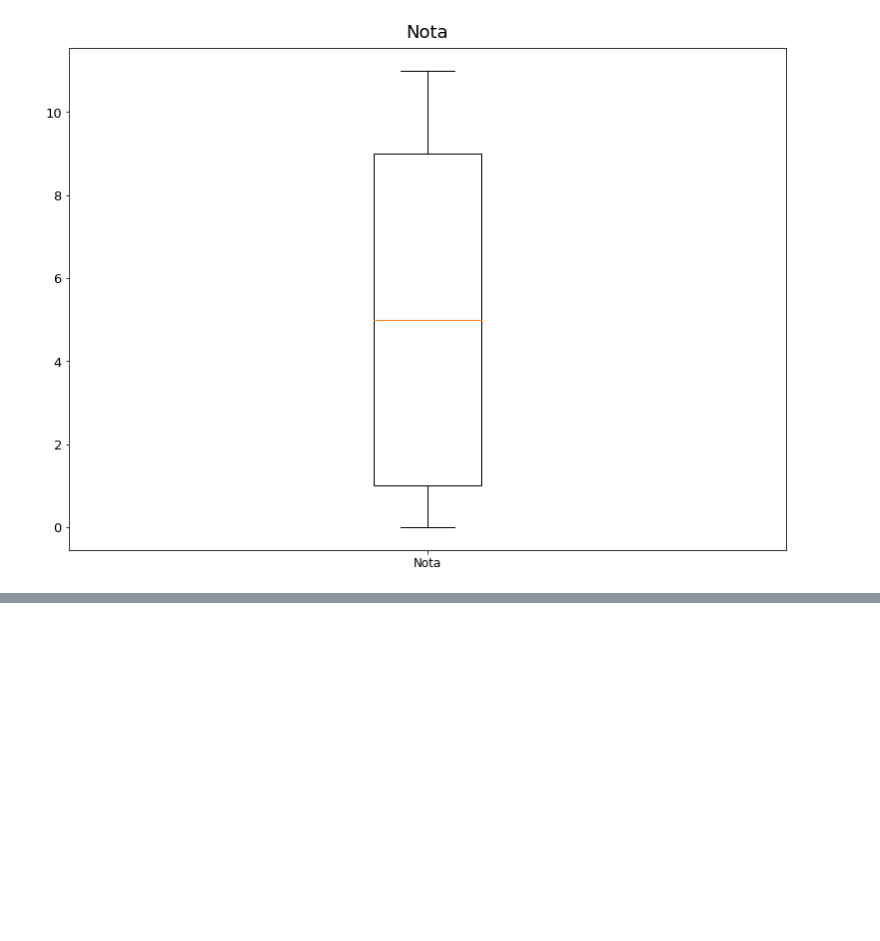
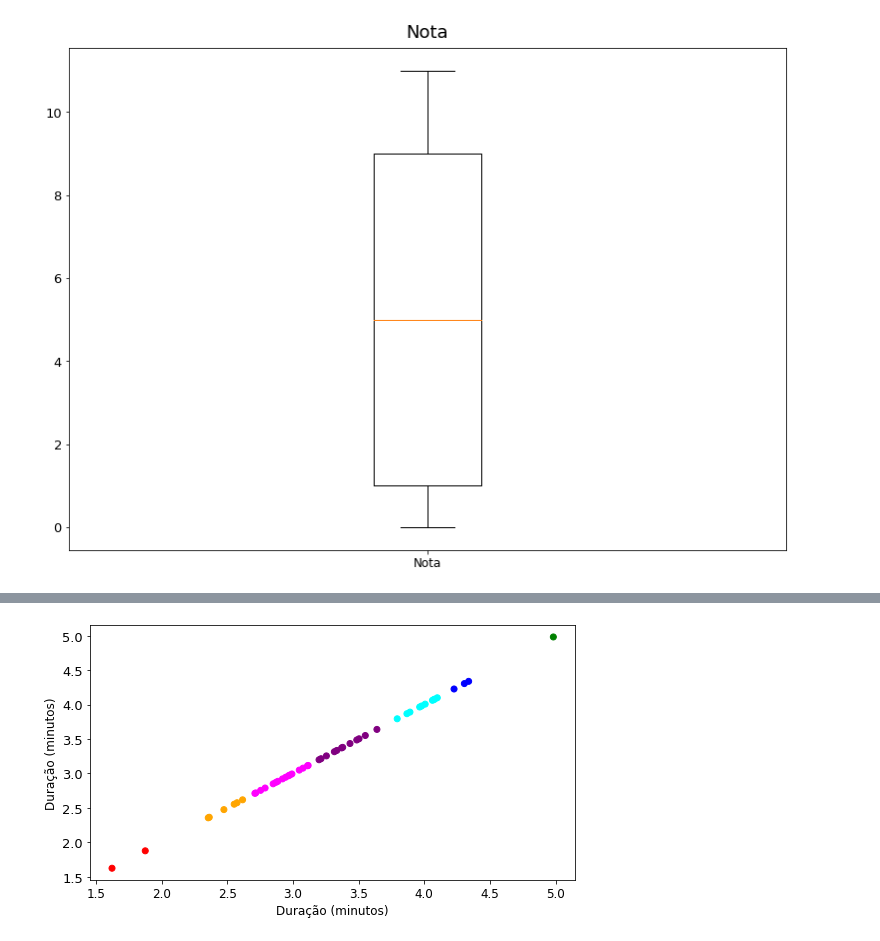
Before and after one commit to xiforivia/spotify, a Jupyter notebook: analise.ipynb, the cells around one changed output, grey strips where cells are left out. Saved outputs shown, nothing was run; the diff lists cells and outputs as text; code cells hidden in the pictures; blank space fills up the shorter version.

```diff
--- a/analise.ipynb
+++ b/analise.ipynb
@@ -301,3 +323,14 @@ bp = ax.boxplot(data, labels=['Nota'] )
 plt.show()
 # %% [output]
 [figure]
+# %%
+dfTeste = dfVariaveis[['duracao']]
+dfTeste['color'] = None
+dfTeste.loc[dfTeste['duracao'] < 2, color] = 'red'
+dfTeste.loc[(dfTeste['duracao'] > 2) & (dfTeste['duracao'] < 2.7), color] = 'orange'
+dfTeste.loc[(dfTeste['duracao'] > 2.7) & (dfTeste['duracao'] < 3.15), color] = 'magenta'
+dfTeste.loc[(dfTeste['duracao'] > 3.15) & (dfTeste['duracao'] < 3.7), color] = 'purple'
+dfTeste.loc[(dfTeste['duracao'] > 3.7) & (dfTeste['duracao'] < 4.2), color] = 'cyan'
+dfTeste.loc[(dfTeste['duracao'] > 4.2) & (dfTeste['duracao'] < 4.5), color] = 'blue'
+dfTeste.loc[dfTeste['duracao'] > 4.5, color] = 'green'
+cores = list(dfTeste['#D0EAF2'])
@@ -303,0 +348,23 @@ plt.show()
+# %%
+fig = plt.gcf()
+fig.set_size_inches(8.7,11.7)
+# fig.set_size_inches(8.3,15.7)
+plt.rcParams['xtick.labelsize']=12
+plt.rcParams['ytick.labelsize']=13
+plt.rcParams['axes.labelsize']=12
+# fig.text(
+#     x=0.5,
+#     y=0.91,
+#     s='Dispersão',
+#     fontsize = 18,
+#     horizontalalignment='center',
+#     color='black')
+gs = gridspec.GridSpec(2, 2, hspace=0.5,wspace=0.25)
+plt.subplot(gs[0, :])
+colors = np.array(cores)
+plt.scatter(dfVariaveis['duracao'], dfVariaveis['duracao'], c=colors)
+plt.xlabel("Duração (minutos)")
+plt.ylabel("Duração (minutos)")
+plt.show()
+# %% [output]
+[figure, added]
```
Also changed, not shown: parts of 15 cells of this notebook, 4 other files.
